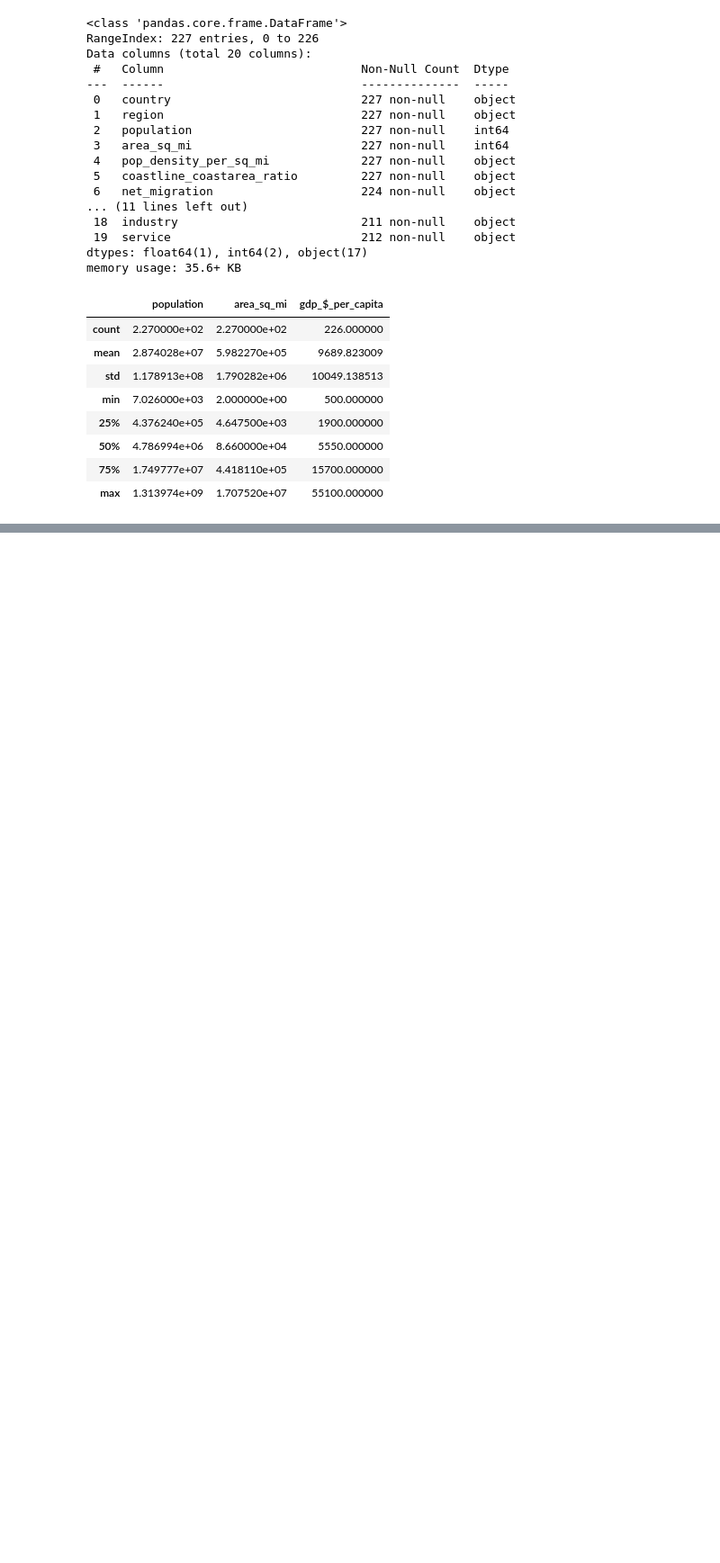
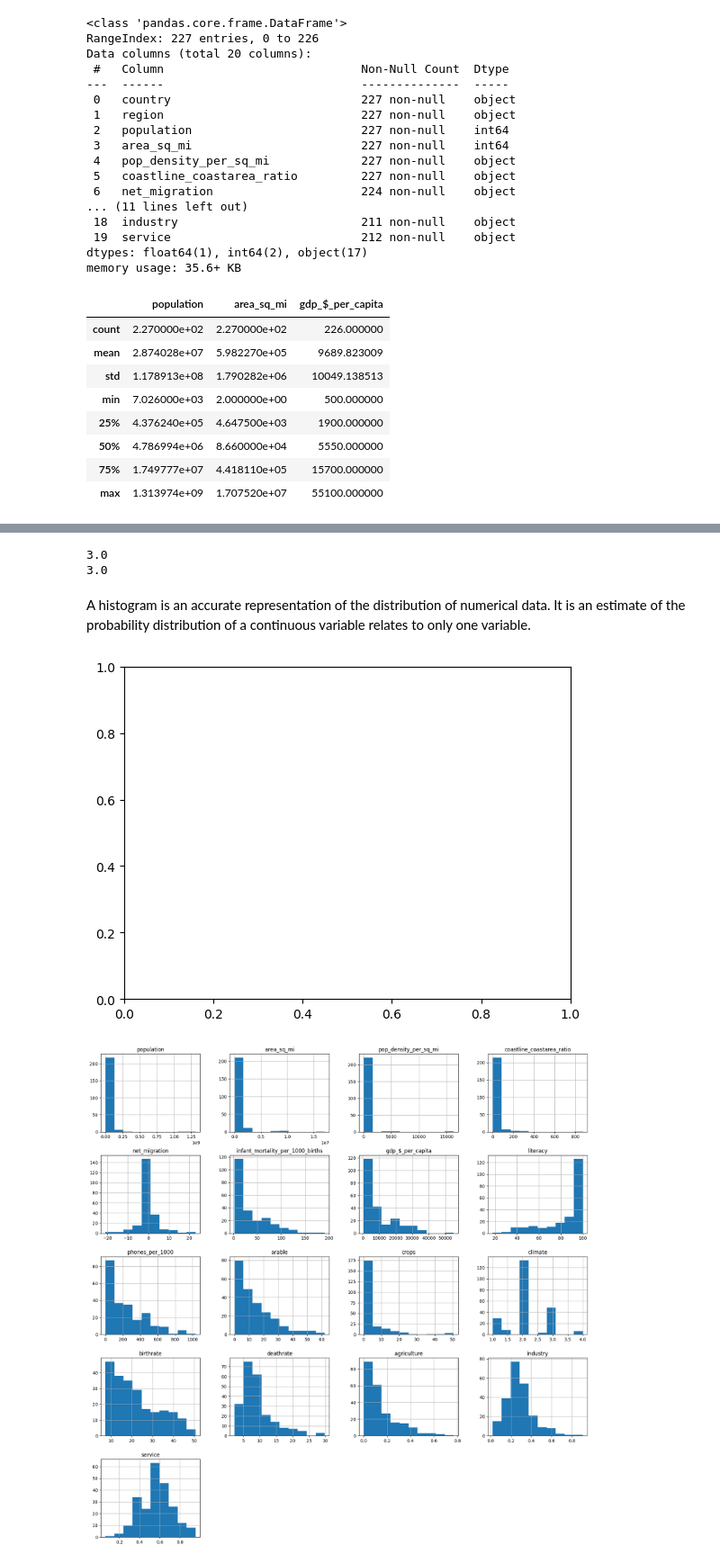
Before and after one commit to Rishiraj-singh7/Analysis-on-Hans-Rosling-Dataset, a Jupyter notebook: main.ipynb, the cells around one changed output, grey strips where cells are left out. Shown at 90% size. Drawn from its saved outputs; the diff is of its cells as text; code cells hidden in the pictures; blank space fills up the shorter version.

Commit message:
Plots n graphs

```diff
--- a/main.ipynb
+++ b/main.ipynb
@@ -88,0 +104,10 @@ world.describe()#Summary Statistics
+# %%
+#extract all the column names whose values have ',' in them
+str_columns = ['pop_density_per_sq_mi', 'coastline_coastarea_ratio', 'net_migration',
+       'infant_mortality_per_1000_births', 'literacy',
+       'phones_per_1000', 'arable', 'crops', 'other', 'climate', 'birthrate',
+       'deathrate', 'agriculture', 'industry', 'service']
+# %%
+for column in str_columns:
+    world[column] = world[column].str.replace(',', '.')
+    world[column] = pd.to_numeric(world[column])
@@ -88,0 +143,21 @@ world.describe()#Summary Statistics
+# %%
+#An example when to show mean and when to use a median
+a = np.array([1, 4, np.nan, 2, 5])
+np.nanmean(a)
+print(np.nanmedian(a))
+
+b = np.array([1, 4, np.nan, 2, 100])
+np.nanmean(b)
+print(np.nanmedian(b))
+# %% [output]
+3.0
+3.0
+# %% [markdown]
+A histogram is an accurate representation of the distribution of numerical data. It is an estimate of the probability distribution of a continuous variable relates to only one variable.
+# %%
+plt.subplots(1,1,sharex='col')
+world.hist(figsize=(20,20))
+plt.show()
+# %% [output]
+[figure, added]
+[figure, added]
```
Also changed, not shown: parts of 39 cells of this notebook, 1 other file.
